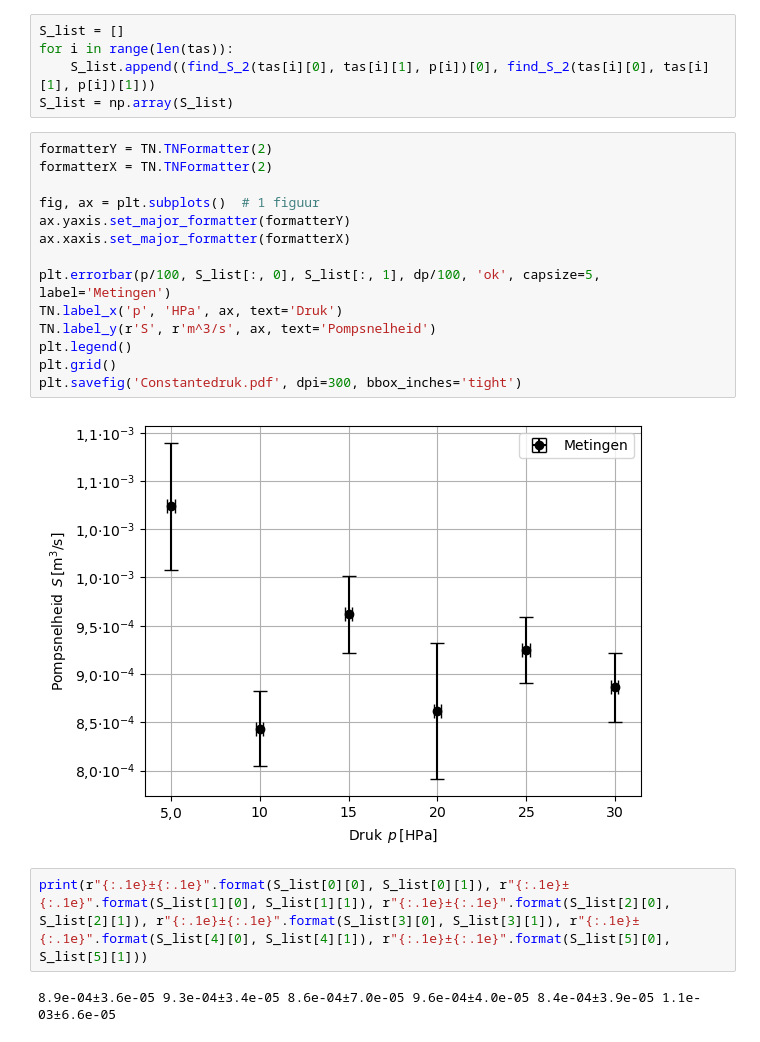
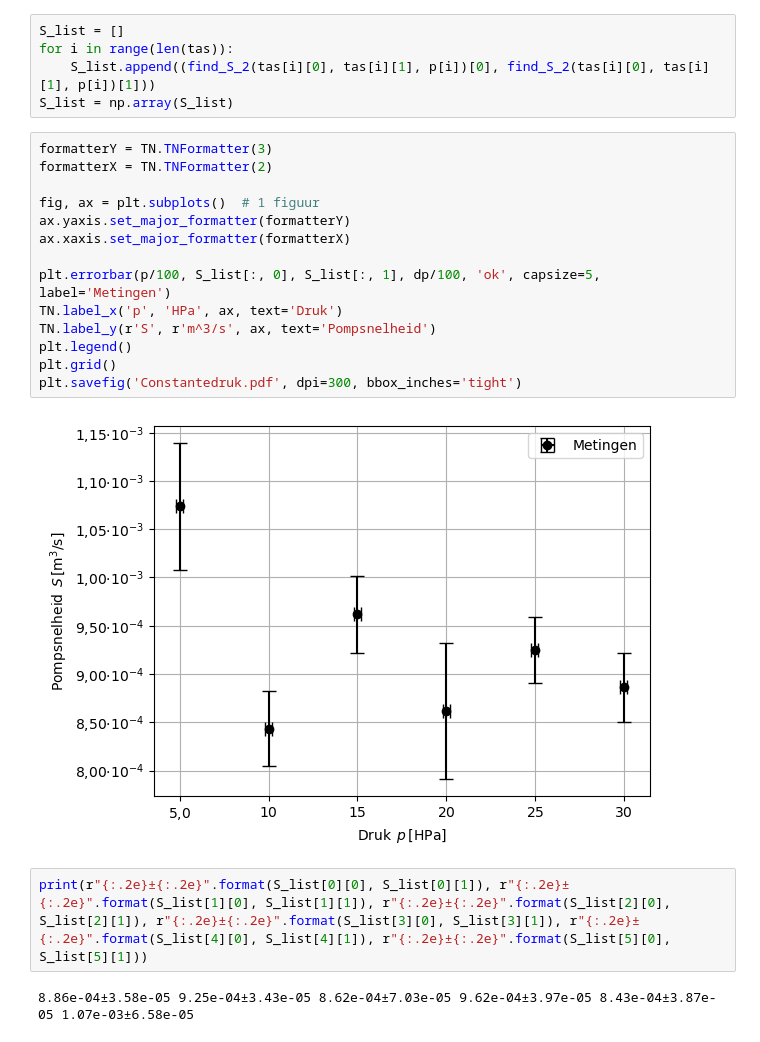
Before and after one commit to YannickJong/School, a Jupyter notebook: Vacuumtechniek/Experiment7.ipynb, the cells around one changed output. Drawn from its saved outputs; the diff is of its cells as text.

Commit message:
Figures updated

```diff
--- a/Vacuumtechniek/Experiment7.ipynb
+++ b/Vacuumtechniek/Experiment7.ipynb
@@ -266,22 +266,22 @@ for i in range(len(tas)):
     S_list.append((find_S_2(tas[i][0], tas[i][1], p[i])[0], find_S_2(tas[i][0], tas[i][1], p[i])[1]))
 S_list = np.array(S_list)
 # %%
-formatterY = TN.TNFormatter(2)
+formatterY = TN.TNFormatter(3)
 formatterX = TN.TNFormatter(2)
 
 fig, ax = plt.subplots()  # 1 figuur
 ax.yaxis.set_major_formatter(formatterY)
 ax.xaxis.set_major_formatter(formatterX)
 
 plt.errorbar(p/100, S_list[:, 0], S_list[:, 1], dp/100, 'ok', capsize=5, label='Metingen')
 TN.label_x('p', 'HPa', ax, text='Druk')
 TN.label_y(r'S', r'm^3/s', ax, text='Pompsnelheid')
 plt.legend()
 plt.grid()
 plt.savefig('Constantedruk.pdf', dpi=300, bbox_inches='tight')
 # %% [output]
-[figure, old version]
+[figure, new version]
 # %%
-print(r"{:.1e}±{:.1e}".format(S_list[0][0], S_list[0][1]), r"{:.1e}±{:.1e}".format(S_list[1][0], S_list[1][1]), r"{:.1e}±{:.1e}".format(S_list[2][0], S_list[2][1]), r"{:.1e}±{:.1e}".format(S_list[3][0], S_list[3][1]), r"{:.1e}±{:.1e}".format(S_list[4][0], S_list[4][1]), r"{:.1e}±{:.1e}".format(S_list[5][0], S_list[5][1]))
+print(r"{:.2e}±{:.2e}".format(S_list[0][0], S_list[0][1]), r"{:.2e}±{:.2e}".format(S_list[1][0], S_list[1][1]), r"{:.2e}±{:.2e}".format(S_list[2][0], S_list[2][1]), r"{:.2e}±{:.2e}".format(S_list[3][0], S_list[3][1]), r"{:.2e}±{:.2e}".format(S_list[4][0], S_list[4][1]), r"{:.2e}±{:.2e}".format(S_list[5][0], S_list[5][1]))
 # %% [output]
-8.9e-04±3.6e-05 9.3e-04±3.4e-05 8.6e-04±7.0e-05 9.6e-04±4.0e-05 8.4e-04±3.9e-05 1.1e-03±6.6e-05
+8.86e-04±3.58e-05 9.25e-04±3.43e-05 8.62e-04±7.03e-05 9.62e-04±3.97e-05 8.43e-04±3.87e-05 1.07e-03±6.58e-05
```
